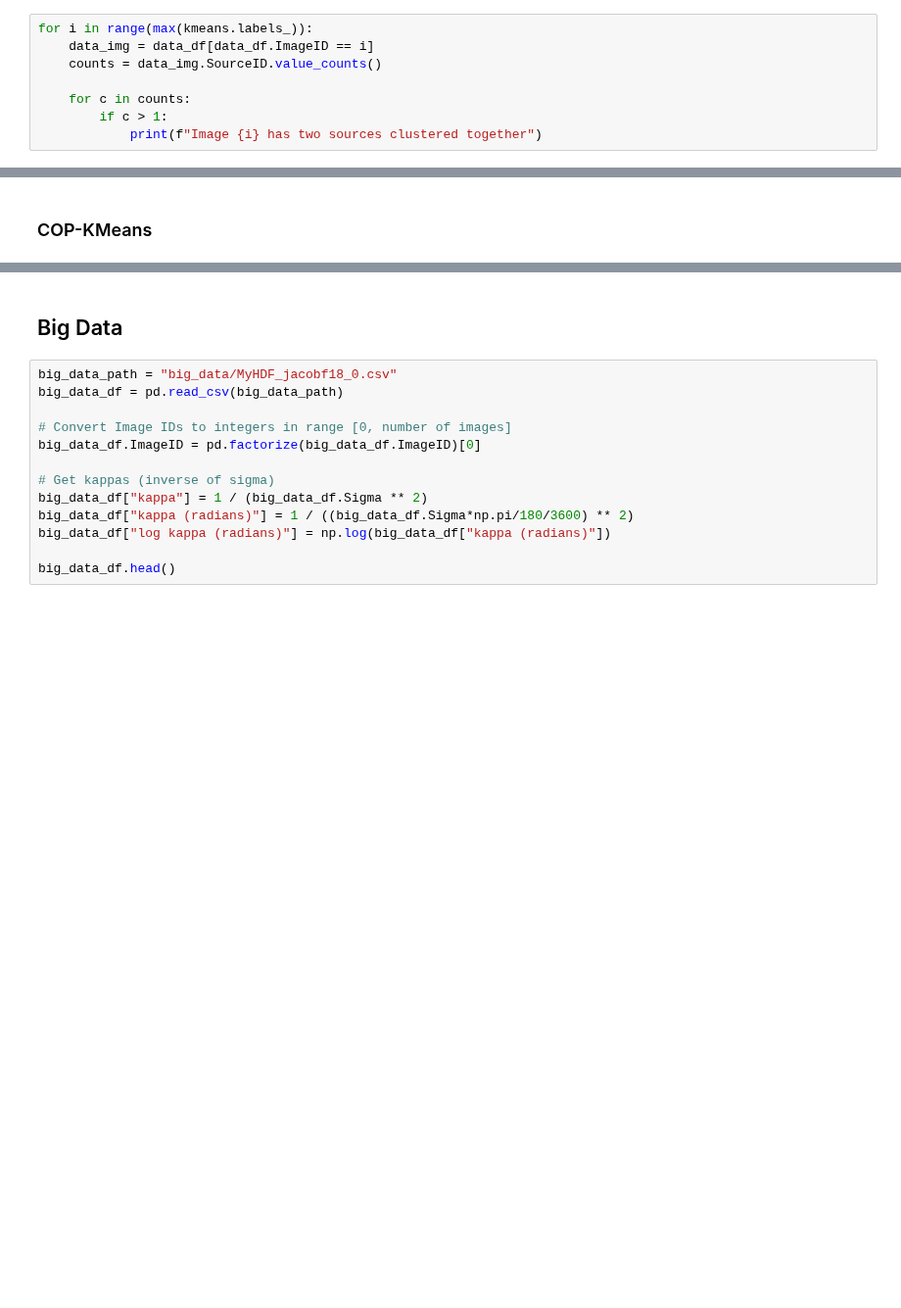
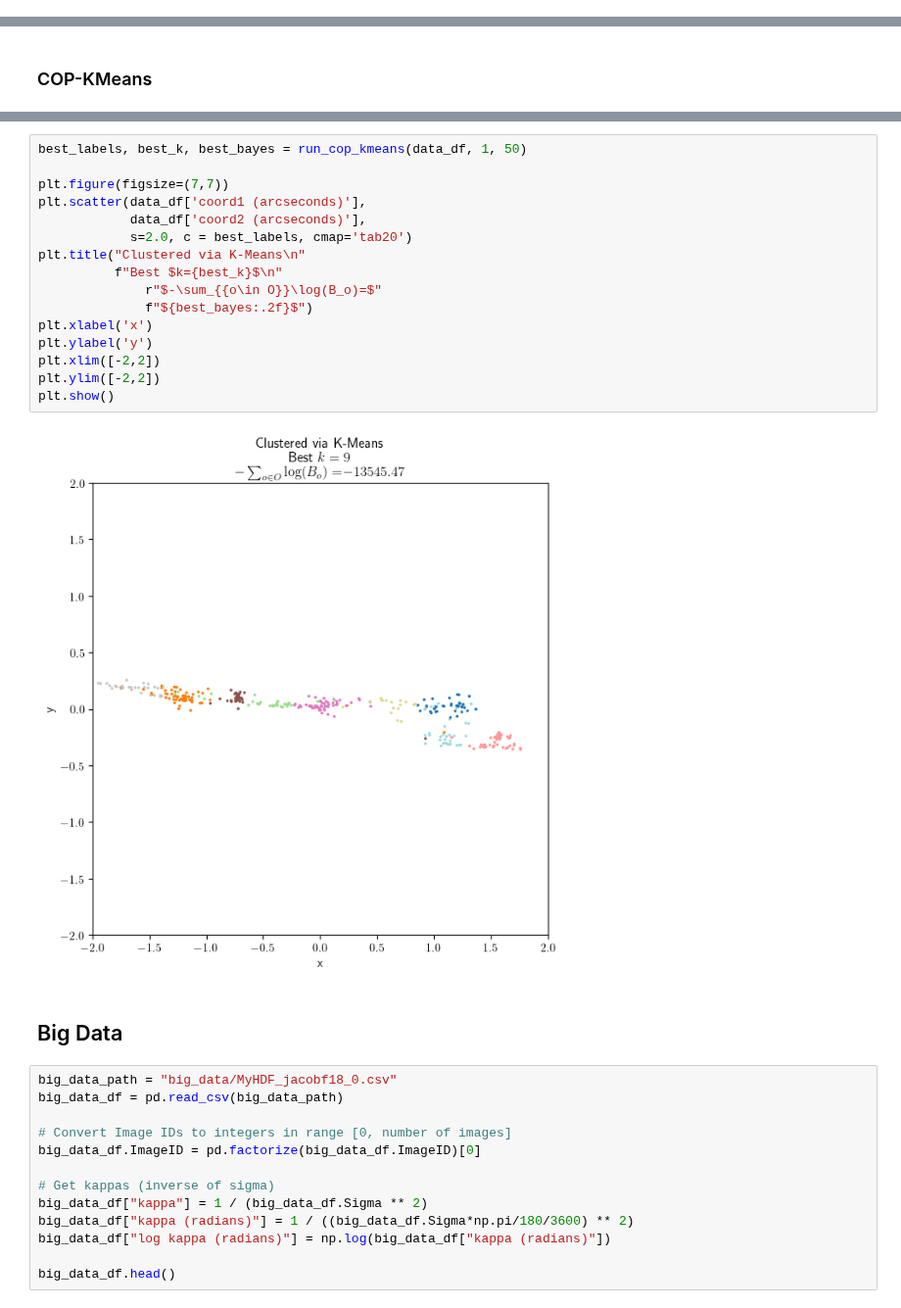
Before and after one commit to jacobf18/astronomical-matching, a Jupyter notebook: hubble.ipynb, the cells around one changed output, grey strips where cells are left out. Shown at 98% size. Saved outputs shown, nothing was run; the diff lists cells and outputs as text; blank space fills up the shorter version.

```diff
--- a/hubble.ipynb
+++ b/hubble.ipynb
@@ -192,8 +177,0 @@ plt.show()
-# %%
-for i in range(max(kmeans.labels_)):
-    data_img = data_df[data_df.ImageID == i]
-    counts = data_img.SourceID.value_counts()
-
-    for c in counts:
-        if c > 1:
-            print(f"Image {i} has two sources clustered together")
@@ -253,3 +244,21 @@ plt.show()
+# %%
+best_labels, best_k, best_bayes = run_cop_kmeans(data_df, 1, 50)
+
+plt.figure(figsize=(7,7))
+plt.scatter(data_df['coord1 (arcseconds)'],
+            data_df['coord2 (arcseconds)'],
+            s=2.0, c = best_labels, cmap='tab20')
+plt.title("Clustered via K-Means\n"
+          f"Best $k={best_k}$\n"
+              r"$-\sum_{{o\in O}}\log(B_o)=$"
+              f"${best_bayes:.2f}$")
+plt.xlabel('x')
+plt.ylabel('y')
+plt.xlim([-2,2])
+plt.ylim([-2,2])
+plt.show()
+# %% [output]
+[figure, added]
 # %% [markdown]
 ## Big Data
 # %%
```
Also changed, not shown: parts of 12 cells of this notebook, 2 other files.
